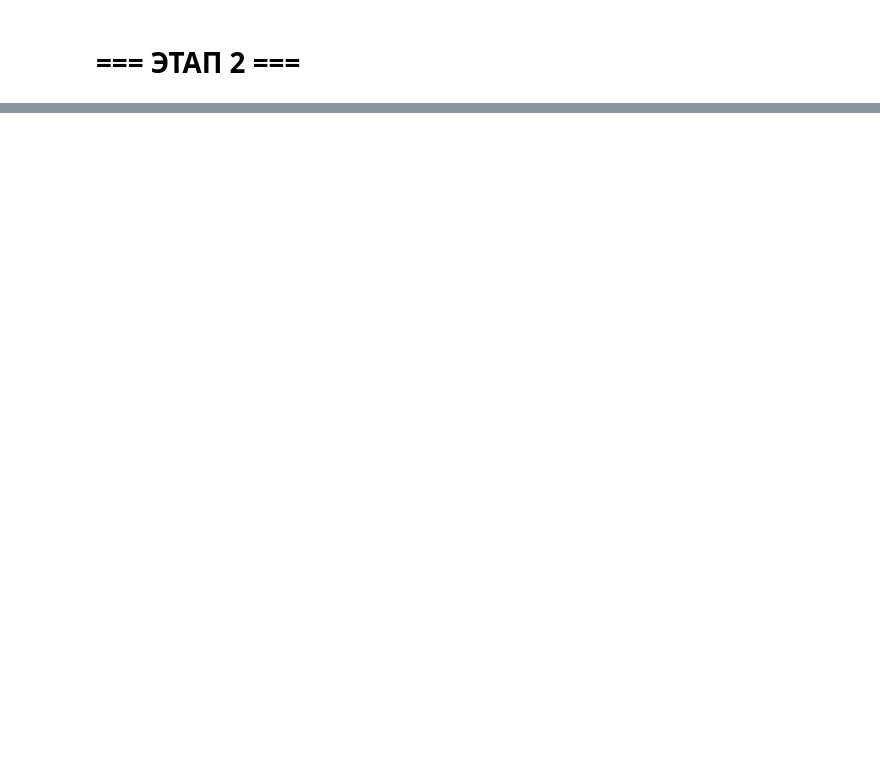
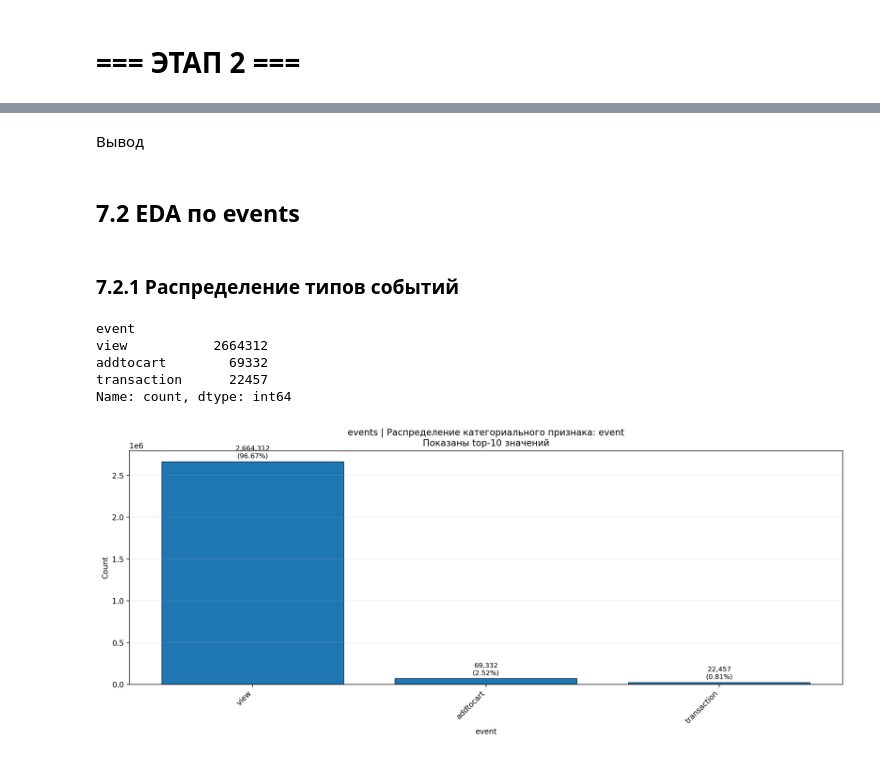
Before and after one commit to Manaam9/ecommerce-recsys, a Jupyter notebook: notebooks/01_eda.ipynb, the cells around one changed output, grey strips where cells are left out. Cells and saved outputs as stored; diff of their text form; code cells hidden in the pictures; blank space fills up the shorter version.

```diff
--- a/notebooks/01_eda.ipynb
+++ b/notebooks/01_eda.ipynb
@@ -1067,5 +1061,0 @@ SyntaxError: invalid syntax (788439678.py, line 1)
-# %%
-events["datetime"] = pd.to_datetime(events["timestamp"], unit="ms")
-
-events["date"] = events["datetime"].dt.date
-events["hour"] = events["datetime"].dt.hour
@@ -1139,0 +1418,18 @@ print("Sparsity:", sparsity)
+# %% [markdown]
+Вывод
+# %% [markdown]
+## 7.2 EDA по events
+# %% [markdown]
+### 7.2.1 Распределение типов событий
+# %%
+events["event"].value_counts()
+# %% [output]
+event
+view           2664312
+addtocart        69332
+transaction      22457
+Name: count, dtype: int64
+# %%
+plot_categorical_distribution(events, "event", dataset_name="events", top_n=10)
+# %% [output]
+[figure, added]
```
Also changed, not shown: parts of 101 cells of this notebook.
